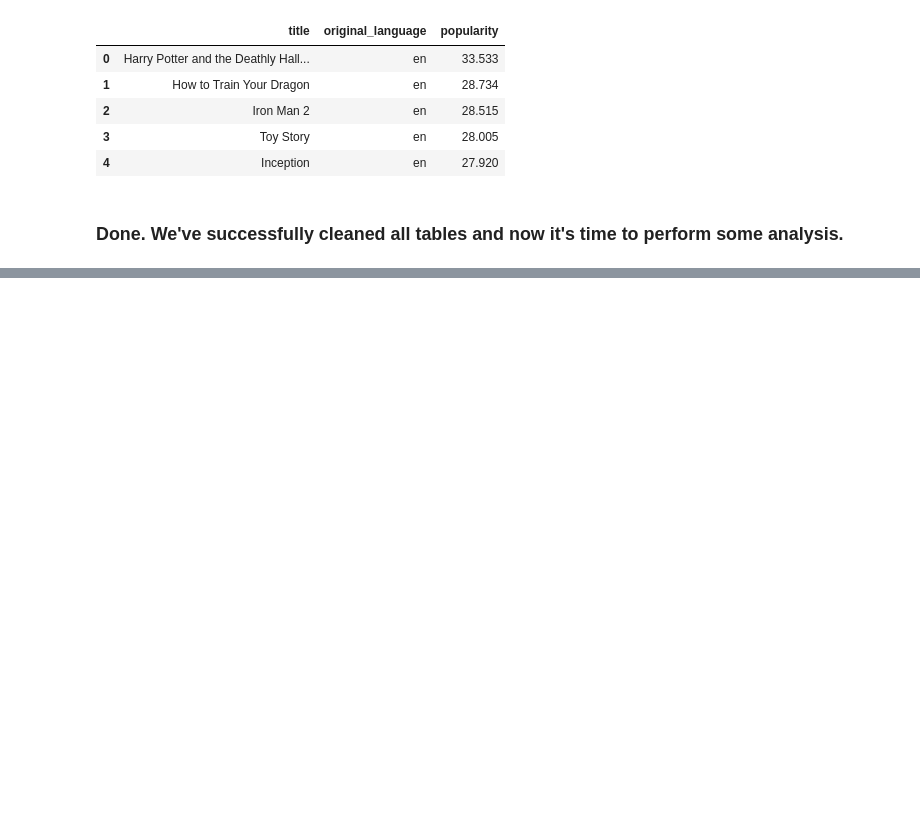
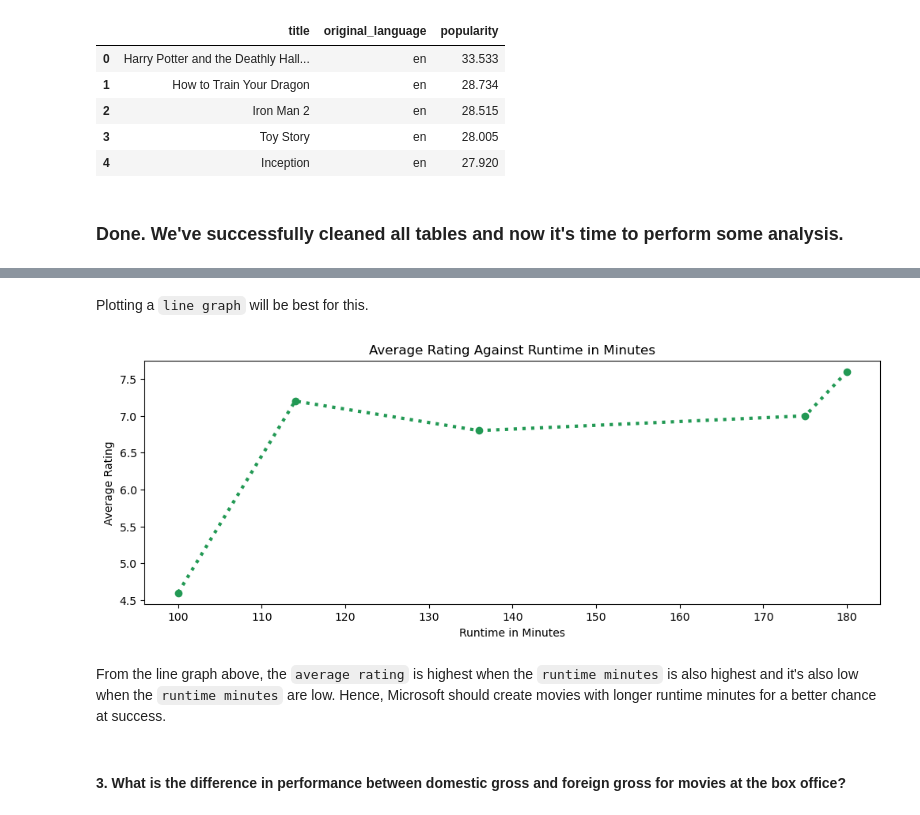
Before and after one commit to brandonbush2/Microsoft-Movie-Studio-Project, a Jupyter notebook: Microsoft Movie Studio .ipynb, the cells around one changed output, grey strips where cells are left out. Cells and saved outputs as stored; diff of their text form; code cells hidden in the pictures; blank space fills up the shorter version.

```diff
--- a/Microsoft Movie Studio .ipynb
+++ b/Microsoft Movie Studio .ipynb
@@ -667,0 +743,28 @@ tmdb_movies.head()
+# %% [markdown]
+Plotting a `line graph` will be best for this.
+# %%
+#plotting a line graph
+fig, ax = plt.subplots(figsize = (12,4))
+
+#decalaring sorted values to data2
+data2 = movies_info.head(10).sort_values(by='runtime_minutes', ascending = False)
+#dropping duplicate genre values
+data3 = data2.drop_duplicates(subset='genres').head()
+
+#declaring x and y axis
+x = data3['runtime_minutes']
+y = data3['averagerating']
+
+#labelling axis and title
+ax.set_xlabel('Runtime in Minutes')
+ax.set_ylabel('Average Rating')
+ax.set_title('Average Rating Against Runtime in Minutes')
+
+#plotting
+ax.plot(x,y, color = '#229954', ls=':', lw = 3, marker = 'o');
+# %% [output]
+[figure, added]
+# %% [markdown]
+From the line graph above, the `average rating` is highest when the `runtime minutes` is also highest and it's also low when the `runtime minutes` are low. Hence, Microsoft should create movies with longer runtime minutes for a better chance at success.
+# %% [markdown]
+#### 3. What is the difference in performance between domestic gross and foreign gross for movies at the box office?
```
Also changed, not shown: parts of 11 cells of this notebook.
